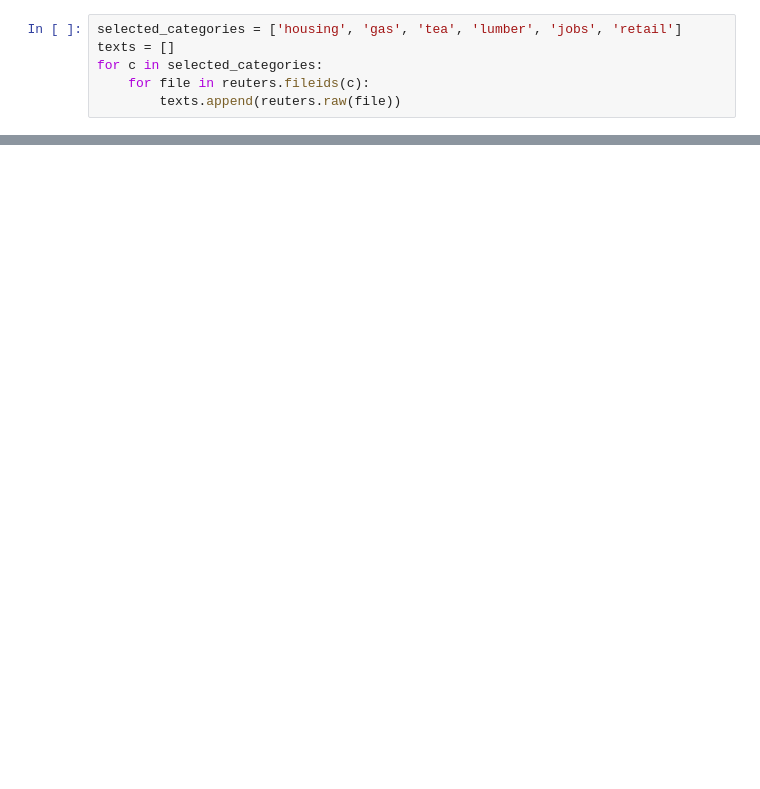
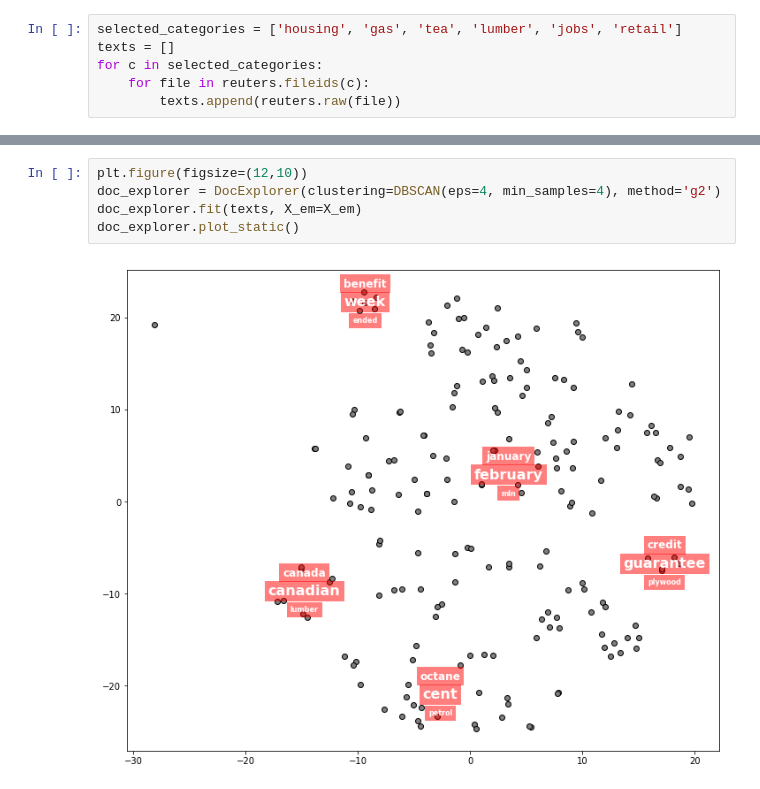
Before and after one commit to simejanko/mag-multidim-proj-visualisation, a Jupyter notebook: showcases/text_exploration.ipynb, the cells around one changed output, grey strips where cells are left out. Drawn from its saved outputs; the diff is of its cells as text; blank space fills up the shorter version.

```diff
--- a/showcases/text_exploration.ipynb
+++ b/showcases/text_exploration.ipynb
@@ -20,0 +28,7 @@ doc_explorer.plot_static()
+# %%
+plt.figure(figsize=(12,10))
+doc_explorer = DocExplorer(clustering=DBSCAN(eps=4, min_samples=4), method='g2')
+doc_explorer.fit(texts, X_em=X_em)
+doc_explorer.plot_static()
+# %% [output]
+[figure, added]
```
Also changed, not shown: parts of 3 cells of this notebook, 1 other file.
